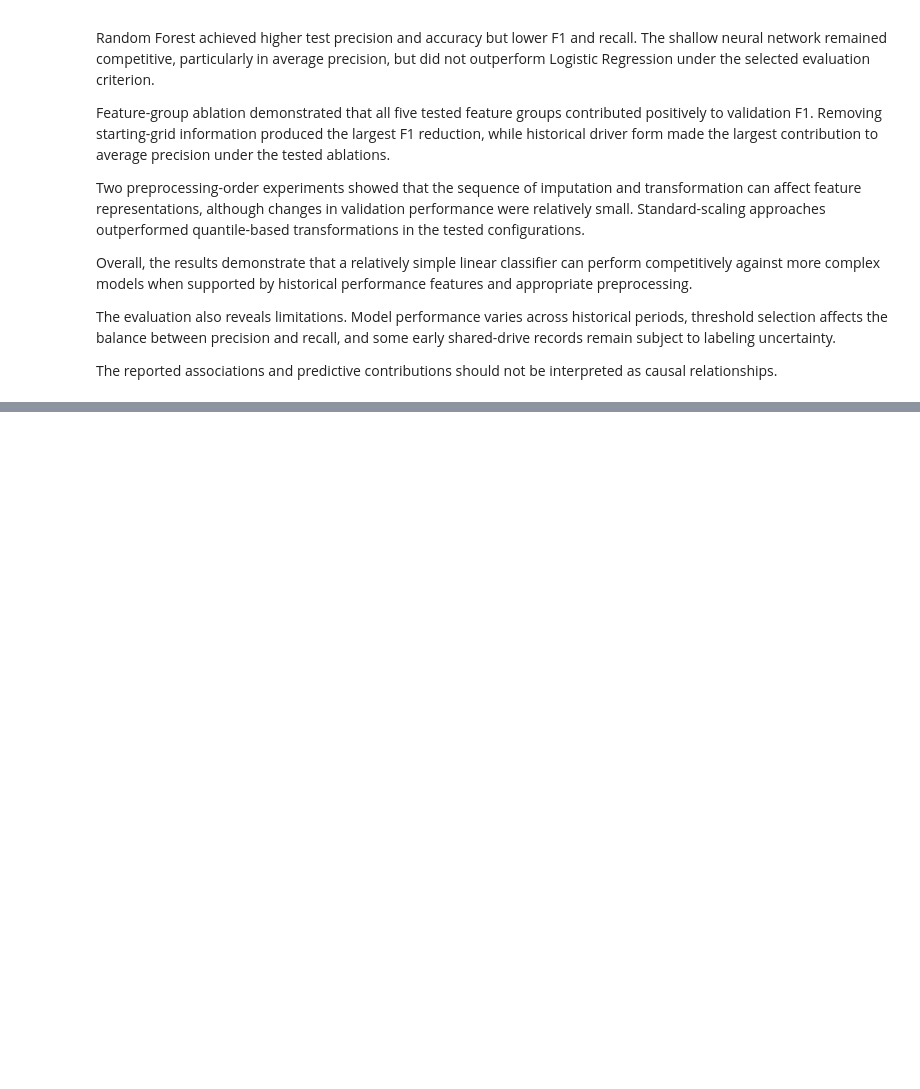
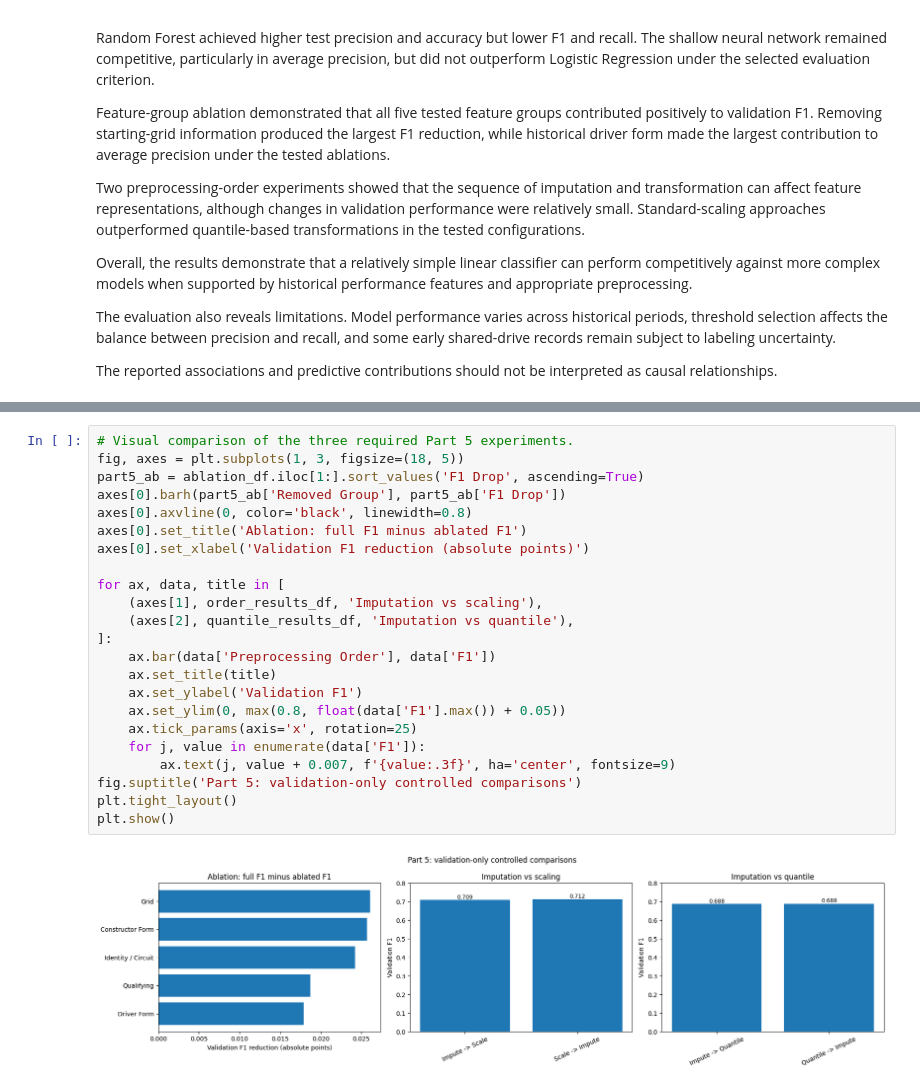
Before and after one commit to MalakAmrAlarnaouty/ACL_Project, a Jupyter notebook: ACL Milestone 1.ipynb, the cells around one changed output, grey strips where cells are left out. Drawn from its saved outputs; the diff is of its cells as text; blank space fills up the shorter version.

```diff
--- a/ACL Milestone 1.ipynb
+++ b/ACL Milestone 1.ipynb
@@ -6647,0 +6719,25 @@ The reported associations and predictive contributions should not be interpreted
+# %%
+# Visual comparison of the three required Part 5 experiments.
+fig, axes = plt.subplots(1, 3, figsize=(18, 5))
+part5_ab = ablation_df.iloc[1:].sort_values('F1 Drop', ascending=True)
+axes[0].barh(part5_ab['Removed Group'], part5_ab['F1 Drop'])
+axes[0].axvline(0, color='black', linewidth=0.8)
+axes[0].set_title('Ablation: full F1 minus ablated F1')
+axes[0].set_xlabel('Validation F1 reduction (absolute points)')
+
+for ax, data, title in [
+    (axes[1], order_results_df, 'Imputation vs scaling'),
+    (axes[2], quantile_results_df, 'Imputation vs quantile'),
+]:
+    ax.bar(data['Preprocessing Order'], data['F1'])
+    ax.set_title(title)
+    ax.set_ylabel('Validation F1')
+    ax.set_ylim(0, max(0.8, float(data['F1'].max()) + 0.05))
+    ax.tick_params(axis='x', rotation=25)
+    for j, value in enumerate(data['F1']):
+        ax.text(j, value + 0.007, f'{value:.3f}', ha='center', fontsize=9)
+fig.suptitle('Part 5: validation-only controlled comparisons')
+plt.tight_layout()
+plt.show()
+# %% [output]
+[figure, added]
```
Also changed, not shown: parts of 25 cells of this notebook.
